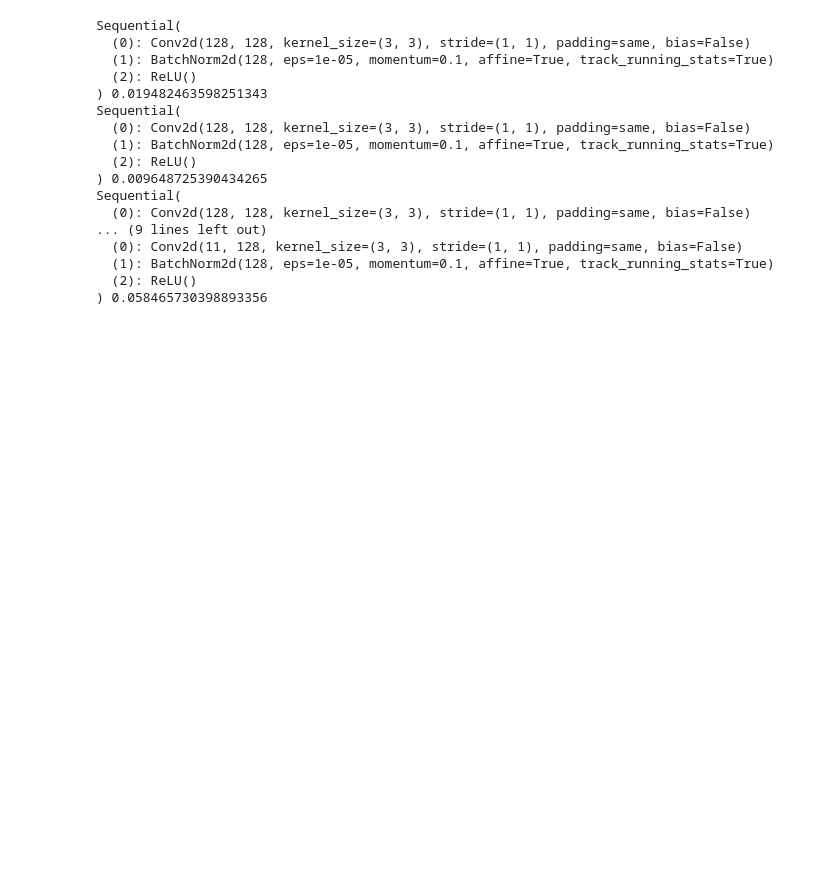
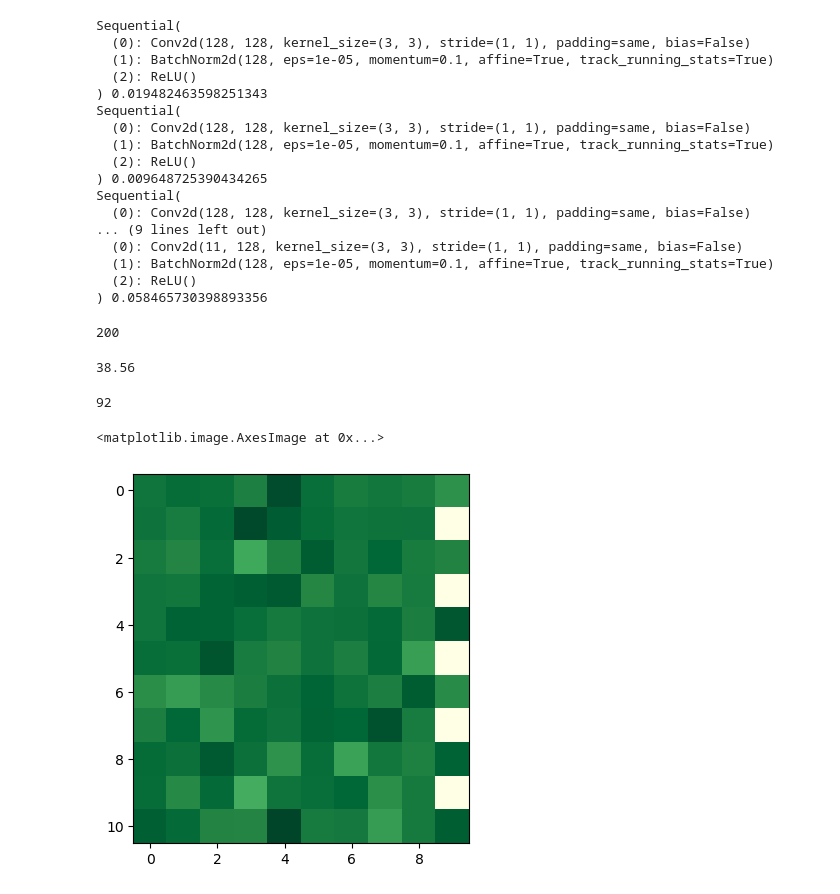
Before and after one commit to dnswlt/hexz, a Jupyter notebook: pyhexz/jupyter/ModelAnalysis.ipynb, the cells around one changed output. Drawn from its saved outputs; the diff is of its cells as text; code cells hidden in the pictures; blank space fills up the shorter version.

Commit message:
Analyse training examples in jupyter.

```diff
--- a/pyhexz/jupyter/ModelAnalysis.ipynb
+++ b/pyhexz/jupyter/ModelAnalysis.ipynb
@@ -115,0 +120,6 @@ Sequential(
+# %%
+import glob
+efiles = glob.glob("/tmp/checkpoints/*/examples/*.gz")
+len(efiles)
+# %% [output]
+200
@@ -115,0 +130,29 @@ Sequential(
+# %%
+tes = [hexz_pb2.AddTrainingExamplesRequest.FromString(gzip.open(f).read()) for f in efiles]
+# %%
+# Avg. number of examples per request
+sum(len(t.examples) for t in tes) / len(tes)
+# %% [output]
+38.56
+# %%
+def filter_move(reqs, move):
+    es = []
+    for r in reqs:
+        for e in r.examples:
+            if e.stats.move == move:
+                es.append(e)
+    return es
+# %%
+prs = [training.NumpyExample.decode(e).move_probs for e in filter_move(tes, 1)]
+len(prs)
+# %% [output]
+92
+# %%
+Xs = np.array(prs)
+# %%
+S = Xs.mean(axis=0)
+
+plt.imshow(S[0], cmap='YlGn', interpolation='nearest')
+# %% [output]
+<matplotlib.image.AxesImage at 0x...>
+[figure, added]
```
Also changed, not shown: parts of 9 cells of this notebook, 1 other file.
